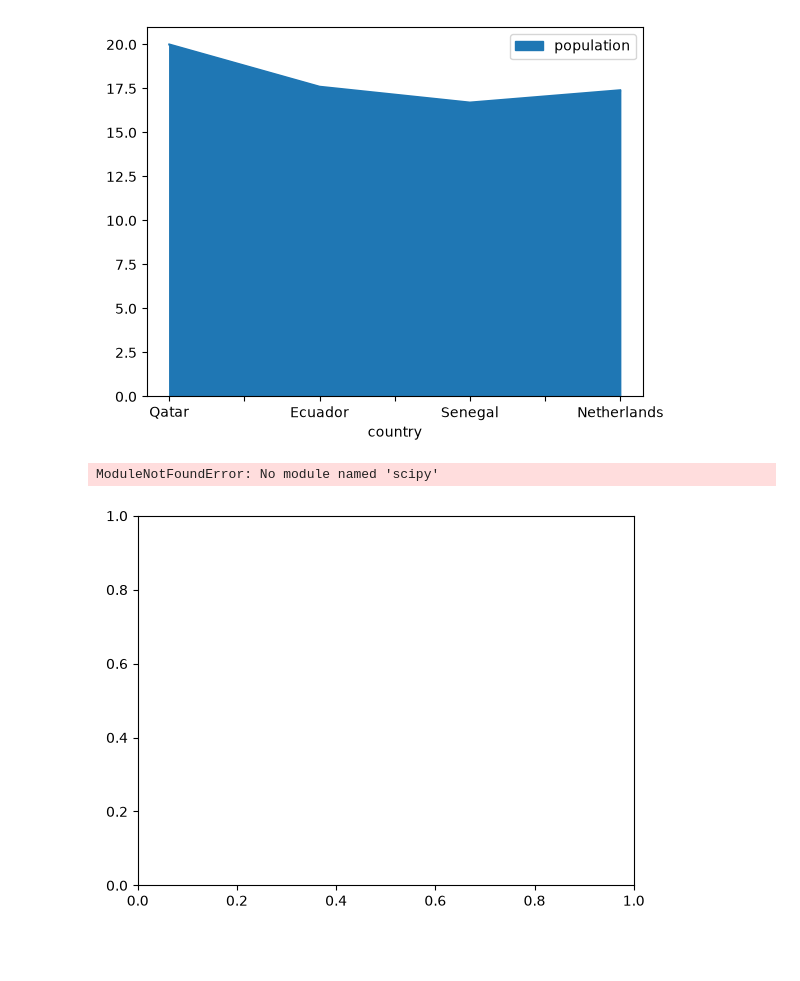
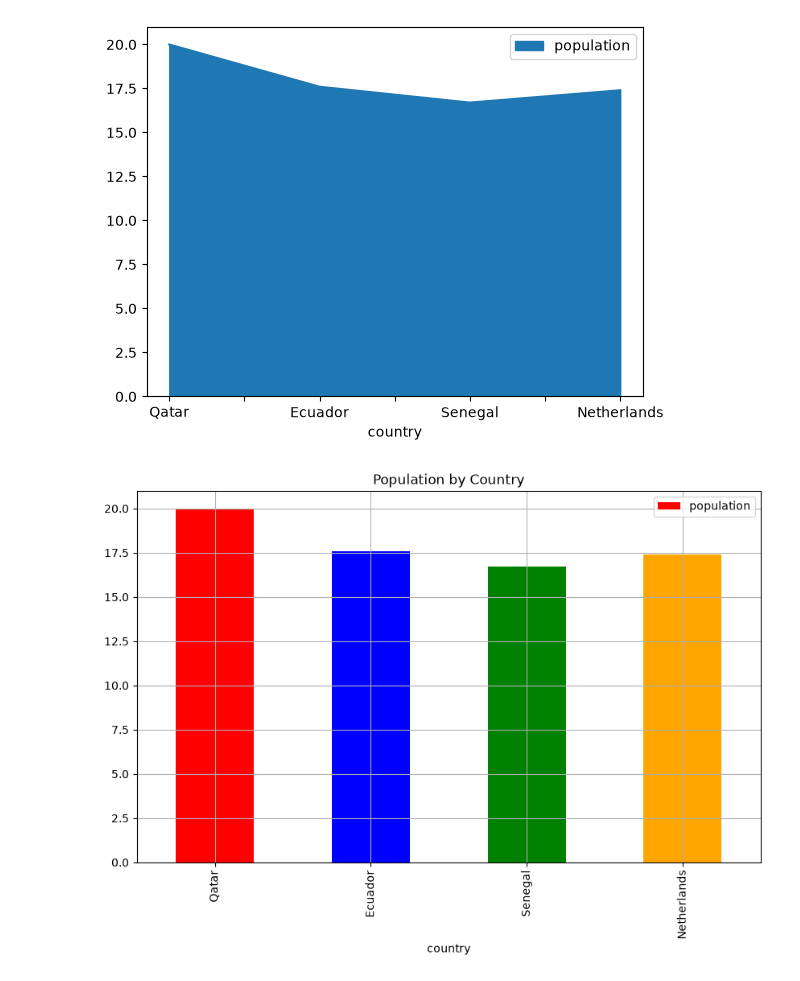
Before and after one commit to yasinmillers/pro_Ai, a Jupyter notebook: nupydemo.ipynb, the cells around one changed output. Saved outputs shown, nothing was run; the diff lists cells and outputs as text; code cells hidden in the pictures; blank space fills up the shorter version.

```diff
--- a/nupydemo.ipynb
+++ b/nupydemo.ipynb
@@ -417,8 +417,7 @@ plt.show()
 # %% [output]
 [figure]
 # %%
-df.plot(x='country', y='population', kind='kde')
+df.plot.bar(x='country', y='population',stacked=True, color=['red', 'blue', 'green', 'orange'],title='Population by Country',grid=True, figsize=(10,6)  )
 plt.show()
 # %% [output]
-ModuleNotFoundError: No module named 'scipy'
-[figure, old version]
+[figure, new version]
```
